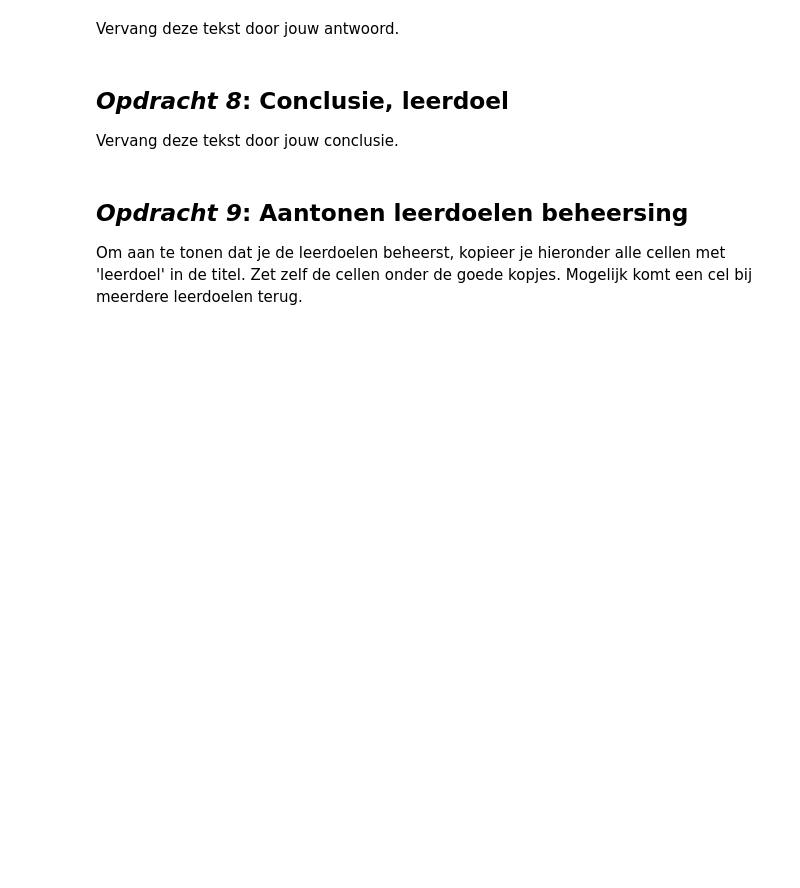
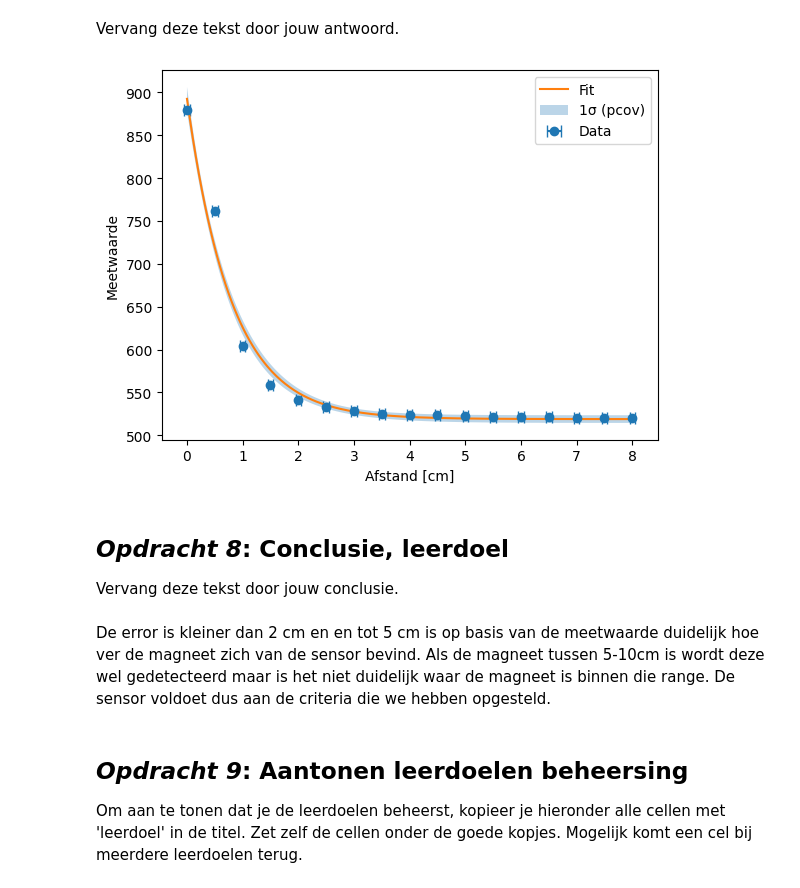
Before and after one commit to batu31415/opdrachten-DEF-D, a Jupyter notebook: FysiekeOntwerpopdrachten/1KalibreerEenSensorDigitaalAnaloog/DEFOntwerpopdracht1KalibreerEenSensorInvulTemplate.ipynb, the cells around one changed output. Cells and saved outputs as stored; diff of their text form; code cells hidden in the pictures; blank space fills up the shorter version.

```diff
--- a/FysiekeOntwerpopdrachten/1KalibreerEenSensorDigitaalAnaloog/DEFOntwerpopdracht1KalibreerEenSensorInvulTemplate.ipynb
+++ b/FysiekeOntwerpopdrachten/1KalibreerEenSensorDigitaalAnaloog/DEFOntwerpopdracht1KalibreerEenSensorInvulTemplate.ipynb
@@ -68,10 +126,44 @@ Licht kort toe wat er in de foto te zien is.
 ## *Opdracht 7*: Iteratie nodig?
 # %% [markdown]
 Vervang deze tekst door jouw antwoord.
+# %%
+
+x_fit = np.linspace(afstand.min(), afstand.max(), 300)
+y_fit = f(x_fit, *popt)
+
+a_fit, b_fit, c_fit = popt
+
+
+E = np.exp(-b_fit * x_fit)
+J = np.column_stack([
+    E,                    # dy/da
+    -a_fit * x_fit * E,   # dy/db
+    np.ones_like(x_fit)   # dy/dc
+])
+
+y_var = np.einsum('ij,jk,ik->i', J, pcov, J)
+y_err = np.sqrt(y_var)
+
+# plot
+plt.figure()
+plt.errorbar(afstand, meetwaarde3, xerr=0.05, fmt='o', capsize=4, label='Data')
+plt.plot(x_fit, y_fit, label='Fit')
+
+
+plt.fill_between(x_fit, y_fit - y_err, y_fit + y_err, alpha=0.3, label='1σ (pcov)')
+
+plt.xlabel('Afstand [cm]')
+plt.ylabel('Meetwaarde')
+plt.legend()
+plt.show()
+# %% [output]
+[figure, added]
 # %% [markdown]
 ## *Opdracht 8*: Conclusie, leerdoel
 
 Vervang deze tekst door jouw conclusie.
+# %% [markdown]
+De error is kleiner dan 2 cm en en tot 5 cm is op basis van de meetwaarde duidelijk hoe ver de magneet zich van de sensor bevind. Als de magneet tussen 5-10cm is wordt deze wel gedetecteerd maar is het niet duidelijk waar de magneet is binnen die range. De sensor voldoet dus aan de criteria die we hebben opgesteld.
 # %% [markdown]
 ## *Opdracht 9*: Aantonen leerdoelen beheersing
 
```
Also changed, not shown: parts of 10 cells of this notebook, 2 other files.
